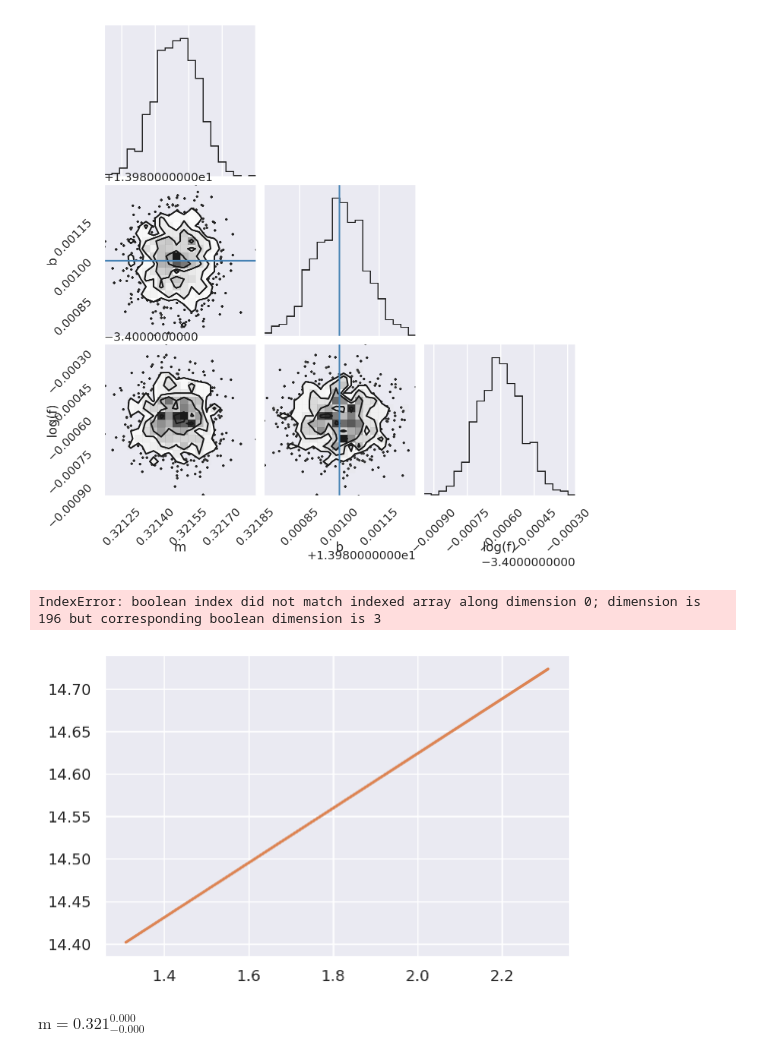
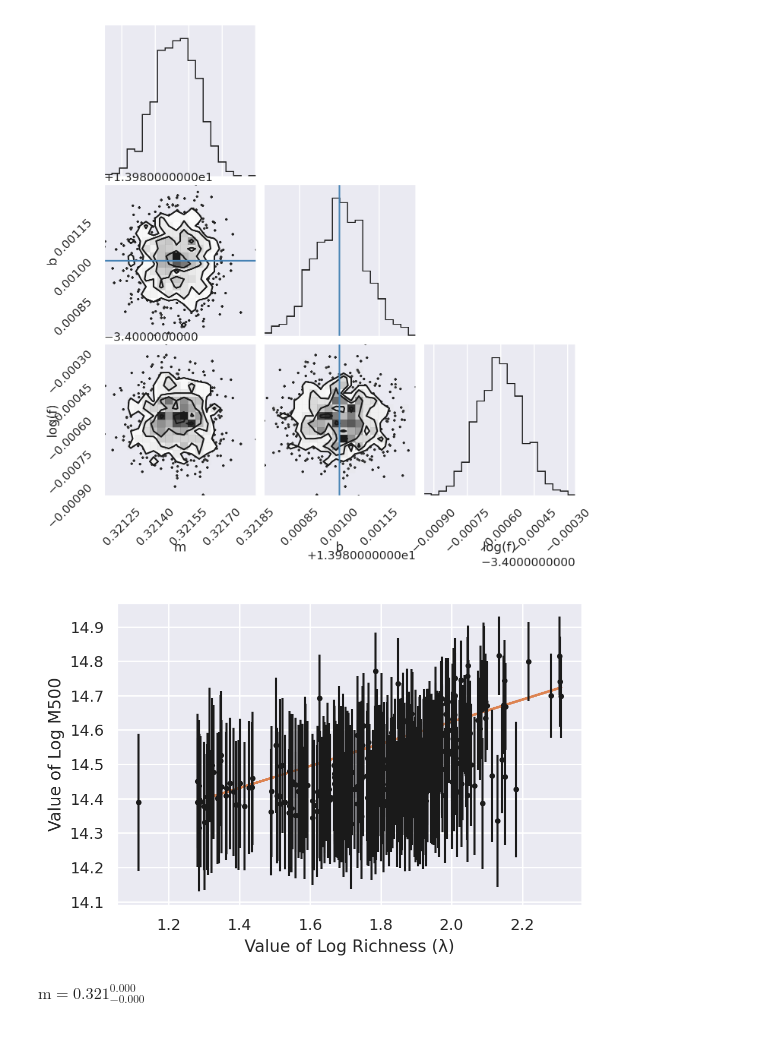
Before and after one commit to allenpinjic/mustar-project, a Jupyter notebook: notebook/Experimenting_With_Models.ipynb, the cells around one changed output. Drawn from its saved outputs; the diff is of its cells as text; code cells hidden in the pictures.

Commit message:
Further updated and fixed the graphs of each model

```diff
--- a/notebook/Experimenting_With_Models.ipynb
+++ b/notebook/Experimenting_With_Models.ipynb
@@ -72,6 +71,8 @@ log_lbd_err = lbd_err/lbd
 # Eliminating NaN values from the log_lbd_err data set
 nnan3 = ~np.isnan(log_lbd_err)
 nnan4 = ~np.isnan(log_lbd)
+
+nnan_all = nnan & nnan2 & nnan3 & nnan4
 # %%
 df0 = df
 redshift = df0.REDSHIFT.to_numpy()
@@ -406,14 +407,13 @@ fig = corner.corner(
 # %%
 inds = np.random.randint(len(flat_samples), size=100)
 for ind in inds:
     sample = flat_samples[ind]
     plt.plot(x0, np.dot(np.vander(x0, 2), sample[:2]), "C1", alpha=0.1)
-plt.errorbar(log_lbd[nnan4], log_m500[nnan2], yerr=log_m500_err[nnan], fmt=".k", capsize=0)
+plt.errorbar(log_lbd[nnan_all], log_m500[nnan_all], yerr=log_m500_err[nnan_all], fmt=".k", capsize=0)
 plt.xlabel("Value of Log Richness (λ)")
 plt.ylabel("Value of Log M500");
 # %% [output]
-IndexError: boolean index did not match indexed array along dimension 0; dimension is 196 but corresponding boolean dimension is 3
-[figure, old version]
+[figure, new version]
 # %%
 from IPython.display import display, Math
 
```
Also changed, not shown: parts of 4 cells of this notebook.
